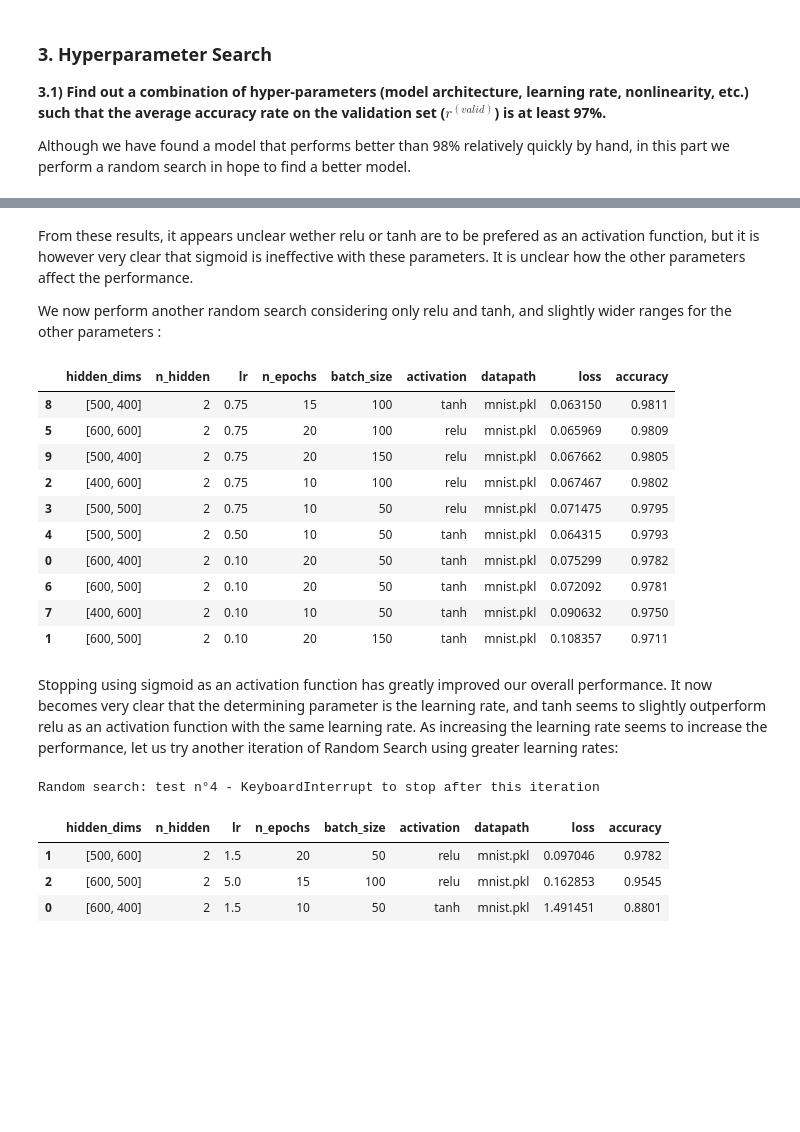
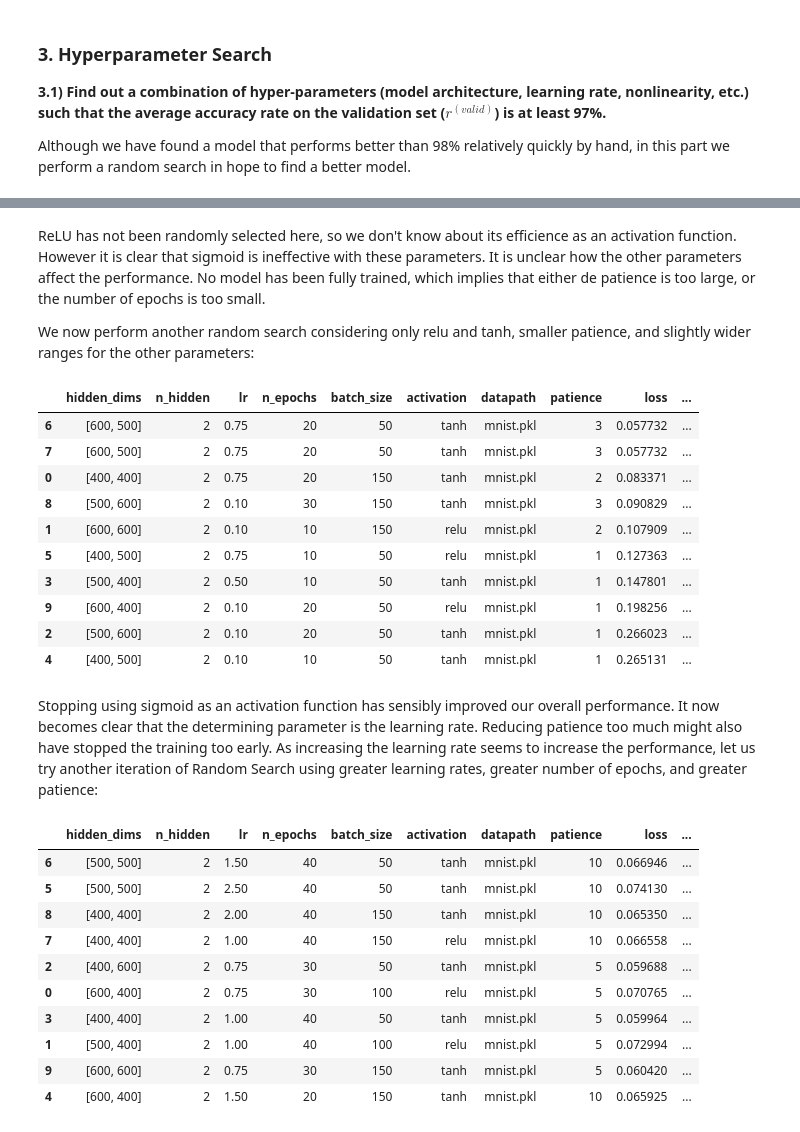
Before and after one commit to ai404/ift6135_assignment1, a Jupyter notebook: assignment1.ipynb, the cells around one changed output, grey strips where cells are left out. Saved outputs shown, nothing was run; the diff lists cells and outputs as text; code cells hidden in the pictures; blank space fills up the shorter version.

```diff
--- a/assignment1.ipynb
+++ b/assignment1.ipynb
@@ -539,14 +547,16 @@ class RandomSearch:
                 #print(f"{it}","-".join(map(lambda x: str(x),selected_params.items())))
                 instance_model = self.model(seed = self.seed,**selected_params)
                 acc, loss = instance_model.train(show_graph=False,save_model=False)
-                id_best = np.argmin(loss["validation loss"])
+                id_best = np.argmax(acc["validation accuracy"])
+                results.append((selected_params,
+                                loss["validation loss"][id_best],
+                                acc["validation accuracy"][id_best],
+                                instance_model.earlyStopped))
 
-                results.append((selected_params, loss["validation loss"][id_best], acc["validation accuracy"][id_best]))
-
-                if best_acc is None or best_loss> loss["validation loss"][id_best]:
+                #if best_acc is None or best_loss> loss["validation loss"][id_best]:
                     #print(f"Found a better model: Accuracy from {best_acc} to {acc['validation accuracy'][id_best]}")
-                    best_loss = loss["validation loss"][id_best]
-                    best_acc  = acc["validation accuracy"][id_best]
+                    #best_loss = loss["validation loss"][id_best]
+                    #best_acc  = acc["validation accuracy"][id_best]
                 #print(f'Model {it+1}, accuracy {acc["validation accuracy"][id_best]:.5f}, loss {loss["validation loss"][id_best]:.5f}, Best Model: acc {best_acc:.5f}, loss {best_loss:.5f}')
             except KeyboardInterrupt:
                 break
@@ -585,13 +595,15 @@ grid_params = {
     "n_epochs":[10,15,20],
     "batch_size":[75,100,125],
     "activation":["tanh","sigmoid","relu"],
-    "datapath":"mnist.npy",
+    "datapath":"mnist.pkl",
+    "patience":[3,5,10]
 }
 
 rd_search = RandomSearch(
     model = NN,
     params = grid_params,
-    n_itters = 10
+    n_itters = 10,
+    seed = 42
 )
 
 experiments = rd_search.run()
@@ -602,6 +614,7 @@ for obs in experiments:
         output[key].append(val)
     output["loss"].append(obs[1])
     output["accuracy"].append(obs[2])
+    output["train_complete"].append(obs[3])
 
 sorted_output= pd.DataFrame(output)
 sorted_output.sort_values(by="accuracy",ascending=False)
@@ -620,7 +633,7 @@ sorted_output.sort_values(by="accuracy",ascending=False)
 # %% [markdown]
-From these results, it appears unclear wether relu or tanh are to be prefered as an activation function, but it is however very clear that sigmoid is ineffective with these parameters. It is unclear how the other parameters affect the performance.
+ReLU has not been randomly selected here, so we don't know about its efficience as an activation function. However it is clear that sigmoid is ineffective with these parameters. It is unclear how the other parameters affect the performance. No model has been fully trained, which implies that either de patience is too large, or the number of epochs is too small.
 
-We now perform another random search considering only relu and tanh, and slightly wider ranges for the other parameters :
+We now perform another random search considering only relu and tanh, smaller patience, and slightly wider ranges for the other parameters:
 # %%
 from collections import defaultdict
 import pandas as pd
@@ -629,17 +642,18 @@ grid_params = {
     "hidden_dims":[400,500,600],
     "n_hidden":2,
     "lr":[.5,.75,.1],
-    "n_epochs":[10,15,20],
+    "n_epochs":[10,20,30],
     "batch_size":[50,100,150],
     "activation":["tanh","relu"],
     "datapath":"mnist.pkl",
+    "patience":[1,2,3]
 }
 
 rd_search = RandomSearch(
     model = NN,
     params = grid_params,
     n_itters = 10,
-    seed = 42
+    seed = 43
 )
 
 experiments = rd_search.run()
@@ -650,58 +664,67 @@ for obs in experiments:
         output[key].append(val)
     output["loss"].append(obs[1])
     output["accuracy"].append(obs[2])
+    output["train_complete"].append(obs[3])
 
 sorted_output= pd.DataFrame(output)
 sorted_output.sort_values(by="accuracy",ascending=False)
 # %% [output]
-|  | hidden_dims | n_hidden | lr | n_epochs | batch_size | activation | datapath | loss | accuracy |
-| 8 | [500, 400] | 2 | 0.75 | 15 | 100 | tanh | mnist.pkl | 0.063150 | 0.9811 |
-| 5 | [600, 600] | 2 | 0.75 | 20 | 100 | relu | mnist.pkl | 0.065969 | 0.9809 |
-| 9 | [500, 400] | 2 | 0.75 | 20 | 150 | relu | mnist.pkl | 0.067662 | 0.9805 |
-| 2 | [400, 600] | 2 | 0.75 | 10 | 100 | relu | mnist.pkl | 0.067467 | 0.9802 |
-| 3 | [500, 500] | 2 | 0.75 | 10 | 50 | relu | mnist.pkl | 0.071475 | 0.9795 |
-| 4 | [500, 500] | 2 | 0.50 | 10 | 50 | tanh | mnist.pkl | 0.064315 | 0.9793 |
-| 0 | [600, 400] | 2 | 0.10 | 20 | 50 | tanh | mnist.pkl | 0.075299 | 0.9782 |
-| 6 | [600, 500] | 2 | 0.10 | 20 | 50 | tanh | mnist.pkl | 0.072092 | 0.9781 |
-| 7 | [400, 600] | 2 | 0.10 | 10 | 50 | tanh | mnist.pkl | 0.090632 | 0.9750 |
-| 1 | [600, 500] | 2 | 0.10 | 20 | 150 | tanh | mnist.pkl | 0.108357 | 0.9711 |
+|  | hidden_dims | n_hidden | lr | n_epochs | batch_size | activation | datapath | patience | loss | ... |
+| 6 | [600, 500] | 2 | 0.75 | 20 | 50 | tanh | mnist.pkl | 3 | 0.057732 | ... |
+| 7 | [600, 500] | 2 | 0.75 | 20 | 50 | tanh | mnist.pkl | 3 | 0.057732 | ... |
+| 0 | [400, 400] | 2 | 0.75 | 20 | 150 | tanh | mnist.pkl | 2 | 0.083371 | ... |
+| 8 | [500, 600] | 2 | 0.10 | 30 | 150 | tanh | mnist.pkl | 3 | 0.090829 | ... |
+| 1 | [600, 600] | 2 | 0.10 | 10 | 150 | relu | mnist.pkl | 2 | 0.107909 | ... |
+| 5 | [400, 500] | 2 | 0.75 | 10 | 50 | relu | mnist.pkl | 1 | 0.127363 | ... |
+| 3 | [500, 400] | 2 | 0.50 | 10 | 50 | tanh | mnist.pkl | 1 | 0.147801 | ... |
+| 9 | [600, 400] | 2 | 0.10 | 20 | 50 | relu | mnist.pkl | 1 | 0.198256 | ... |
+| 2 | [500, 600] | 2 | 0.10 | 20 | 50 | tanh | mnist.pkl | 1 | 0.266023 | ... |
+| 4 | [400, 500] | 2 | 0.10 | 10 | 50 | tanh | mnist.pkl | 1 | 0.265131 | ... |
 # %% [markdown]
-Stopping using sigmoid as an activation function has greatly improved our overall performance. It now becomes very clear that the determining parameter is the learning rate, and tanh seems to slightly outperform relu as an activation function with the same learning rate. As increasing the learning rate seems to increase the performance, let us try another iteration of Random Search using greater learning rates:
+Stopping using sigmoid as an activation function has sensibly improved our overall performance. It now becomes clear that the determining parameter is the learning rate. Reducing patience too much might also have stopped the training too early. As increasing the learning rate seems to increase the performance, let us try another iteration of Random Search using greater learning rates, greater number of epochs, and greater patience:
 # %%
 from collections import defaultdict
 import pandas as pd
 
 grid_params = {
     "hidden_dims":[400,500,600],
     "n_hidden":2,
-    "lr":[.75,1.0,1.5,2.5,5.0],
-    "n_epochs":[10,15,20],
+    "lr":[.75,1.0,1.5,2.0,2.5],
+    "n_epochs":[20,30,40],
     "batch_size":[50,100,150],
     "activation":["tanh","relu"],
     "datapath":"mnist.pkl",
+    "patience":[5,10]
 }
 
 rd_search = RandomSearch(
     model = NN,
     params = grid_params,
     n_itters = 10,
-    seed = 42
+    seed = 45
 )
 
 experiments = rd_search.run()
 
 output = defaultdict(list)
 for obs in experiments:
     for key,val in obs[0].items():
         output[key].append(val)
     output["loss"].append(obs[1])
     output["accuracy"].append(obs[2])
+    output["train_complete"].append(obs[3])
 
 sorted_output= pd.DataFrame(output)
 sorted_output.sort_values(by="accuracy",ascending=False)
 # %% [output]
-Random search: test n°4 - KeyboardInterrupt to stop after this iteration
-|  | hidden_dims | n_hidden | lr | n_epochs | batch_size | activation | datapath | loss | accuracy |
-| 1 | [500, 600] | 2 | 1.5 | 20 | 50 | relu | mnist.pkl | 0.097046 | 0.9782 |
-| 2 | [600, 500] | 2 | 5.0 | 15 | 100 | relu | mnist.pkl | 0.162853 | 0.9545 |
-| 0 | [600, 400] | 2 | 1.5 | 10 | 50 | tanh | mnist.pkl | 1.491451 | 0.8801 |
+|  | hidden_dims | n_hidden | lr | n_epochs | batch_size | activation | datapath | patience | loss | ... |
+| 6 | [500, 500] | 2 | 1.50 | 40 | 50 | tanh | mnist.pkl | 10 | 0.066946 | ... |
+| 5 | [500, 500] | 2 | 2.50 | 40 | 50 | tanh | mnist.pkl | 10 | 0.074130 | ... |
+| 8 | [400, 400] | 2 | 2.00 | 40 | 150 | tanh | mnist.pkl | 10 | 0.065350 | ... |
+| 7 | [400, 400] | 2 | 1.00 | 40 | 150 | relu | mnist.pkl | 10 | 0.066558 | ... |
+| 2 | [400, 600] | 2 | 0.75 | 30 | 50 | tanh | mnist.pkl | 5 | 0.059688 | ... |
+| 0 | [600, 400] | 2 | 0.75 | 30 | 100 | relu | mnist.pkl | 5 | 0.070765 | ... |
+| 3 | [400, 400] | 2 | 1.00 | 40 | 50 | tanh | mnist.pkl | 5 | 0.059964 | ... |
+| 1 | [500, 400] | 2 | 1.00 | 40 | 100 | relu | mnist.pkl | 5 | 0.072994 | ... |
+| 9 | [600, 600] | 2 | 0.75 | 30 | 150 | tanh | mnist.pkl | 5 | 0.060420 | ... |
+| 4 | [600, 400] | 2 | 1.50 | 20 | 150 | tanh | mnist.pkl | 10 | 0.065925 | ... |
```
Also changed, not shown: parts of 21 cells of this notebook, 1 other file.
